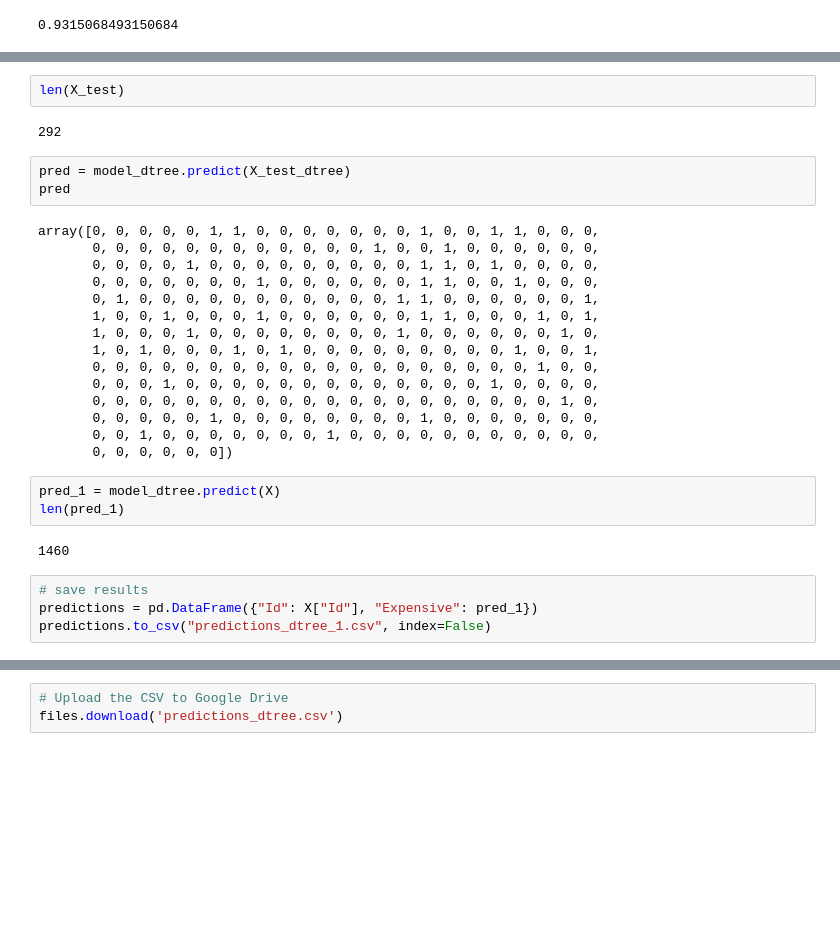
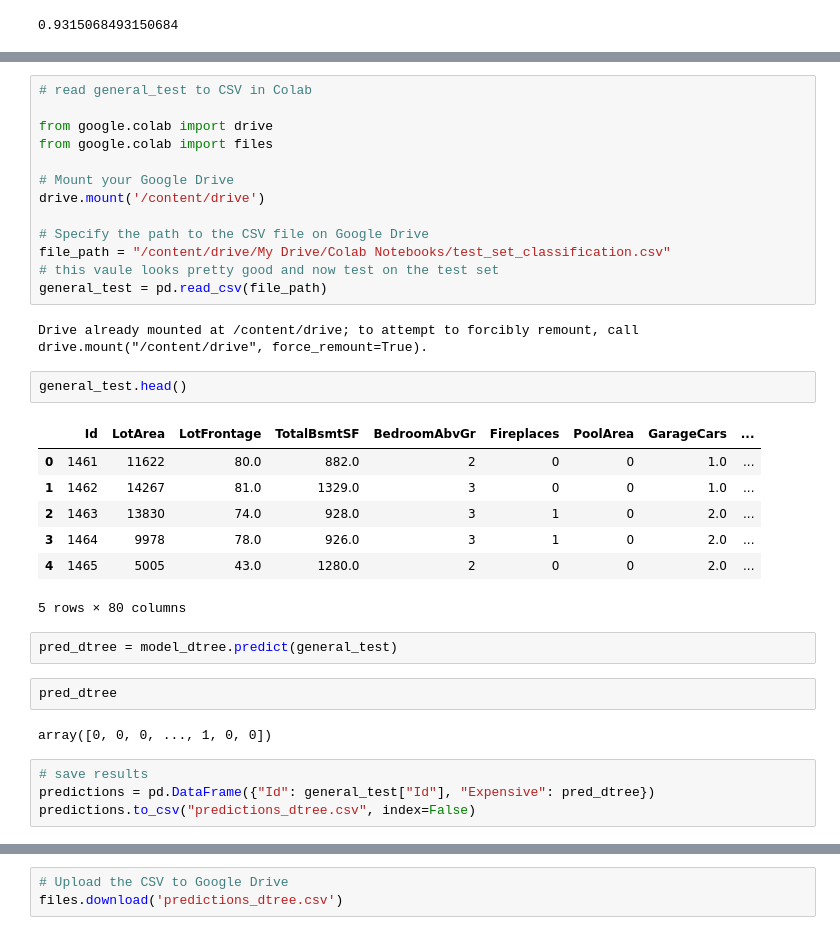
Before and after one commit to PhoenixCC0722/JoinTheGame_Magist, a Jupyter notebook: Chapter7_supervised_ML_competition2906_housing_iteration_5_classification.ipynb, the cells around one changed output, grey strips where cells are left out. Saved outputs shown, nothing was run; the diff lists cells and outputs as text; blank space fills up the shorter version.

Commit message:
Mit Colab erstellt

```diff
--- a/Chapter7_supervised_ML_competition2906_housing_iteration_5_classification.ipynb
+++ b/Chapter7_supervised_ML_competition2906_housing_iteration_5_classification.ipynb
@@ -294,31 +268,35 @@ X_test_dtree.tail()
-# %%
-len(X_test)
-# %% [output]
-292
-# %%
-pred = model_dtree.predict(X_test_dtree)
-pred
-# %% [output]
-array([0, 0, 0, 0, 0, 1, 1, 0, 0, 0, 0, 0, 0, 0, 1, 0, 0, 1, 1, 0, 0, 0,
-       0, 0, 0, 0, 0, 0, 0, 0, 0, 0, 0, 0, 1, 0, 0, 1, 0, 0, 0, 0, 0, 0,
-       0, 0, 0, 0, 1, 0, 0, 0, 0, 0, 0, 0, 0, 0, 1, 1, 0, 1, 0, 0, 0, 0,
-       0, 0, 0, 0, 0, 0, 0, 1, 0, 0, 0, 0, 0, 0, 1, 1, 0, 0, 1, 0, 0, 0,
-       0, 1, 0, 0, 0, 0, 0, 0, 0, 0, 0, 0, 0, 1, 1, 0, 0, 0, 0, 0, 0, 1,
-       1, 0, 0, 1, 0, 0, 0, 1, 0, 0, 0, 0, 0, 0, 1, 1, 0, 0, 0, 1, 0, 1,
-       1, 0, 0, 0, 1, 0, 0, 0, 0, 0, 0, 0, 0, 1, 0, 0, 0, 0, 0, 0, 1, 0,
-       1, 0, 1, 0, 0, 0, 1, 0, 1, 0, 0, 0, 0, 0, 0, 0, 0, 0, 1, 0, 0, 1,
-       0, 0, 0, 0, 0, 0, 0, 0, 0, 0, 0, 0, 0, 0, 0, 0, 0, 0, 0, 1, 0, 0,
-       0, 0, 0, 1, 0, 0, 0, 0, 0, 0, 0, 0, 0, 0, 0, 0, 0, 1, 0, 0, 0, 0,
-       0, 0, 0, 0, 0, 0, 0, 0, 0, 0, 0, 0, 0, 0, 0, 0, 0, 0, 0, 0, 1, 0,
-       0, 0, 0, 0, 0, 1, 0, 0, 0, 0, 0, 0, 0, 0, 1, 0, 0, 0, 0, 0, 0, 0,
-       0, 0, 1, 0, 0, 0, 0, 0, 0, 0, 1, 0, 0, 0, 0, 0, 0, 0, 0, 0, 0, 0,
-       0, 0, 0, 0, 0, 0])
-# %%
-pred_1 = model_dtree.predict(X)
-len(pred_1)
-# %% [output]
-1460
+# %%
+# read general_test to CSV in Colab
+
+from google.colab import drive
+from google.colab import files
+
+# Mount your Google Drive
+drive.mount('/content/drive')
+
+# Specify the path to the CSV file on Google Drive
+file_path = "/content/drive/My Drive/Colab Notebooks/test_set_classification.csv"
+# this vaule looks pretty good and now test on the test set
+general_test = pd.read_csv(file_path)
+# %% [output]
+Drive already mounted at /content/drive; to attempt to forcibly remount, call drive.mount("/content/drive", force_remount=True).
+# %%
+general_test.head()
+# %% [output]
+|  | Id | LotArea | LotFrontage | TotalBsmtSF | BedroomAbvGr | Fireplaces | PoolArea | GarageCars | ... |
+| 0 | 1461 | 11622 | 80.0 | 882.0 | 2 | 0 | 0 | 1.0 | ... |
+| 1 | 1462 | 14267 | 81.0 | 1329.0 | 3 | 0 | 0 | 1.0 | ... |
+| 2 | 1463 | 13830 | 74.0 | 928.0 | 3 | 1 | 0 | 2.0 | ... |
+| 3 | 1464 | 9978 | 78.0 | 926.0 | 3 | 1 | 0 | 2.0 | ... |
+| 4 | 1465 | 5005 | 43.0 | 1280.0 | 2 | 0 | 0 | 2.0 | ... |
+5 rows × 80 columns
+# %%
+pred_dtree = model_dtree.predict(general_test)
+# %%
+pred_dtree
+# %% [output]
+array([0, 0, 0, ..., 1, 0, 0])
 # %%
 # save results
-predictions = pd.DataFrame({"Id": X["Id"], "Expensive": pred_1})
-predictions.to_csv("predictions_dtree_1.csv", index=False)
+predictions = pd.DataFrame({"Id": general_test["Id"], "Expensive": pred_dtree})
+predictions.to_csv("predictions_dtree.csv", index=False)
```
Also changed, not shown: parts of 10 cells of this notebook.
